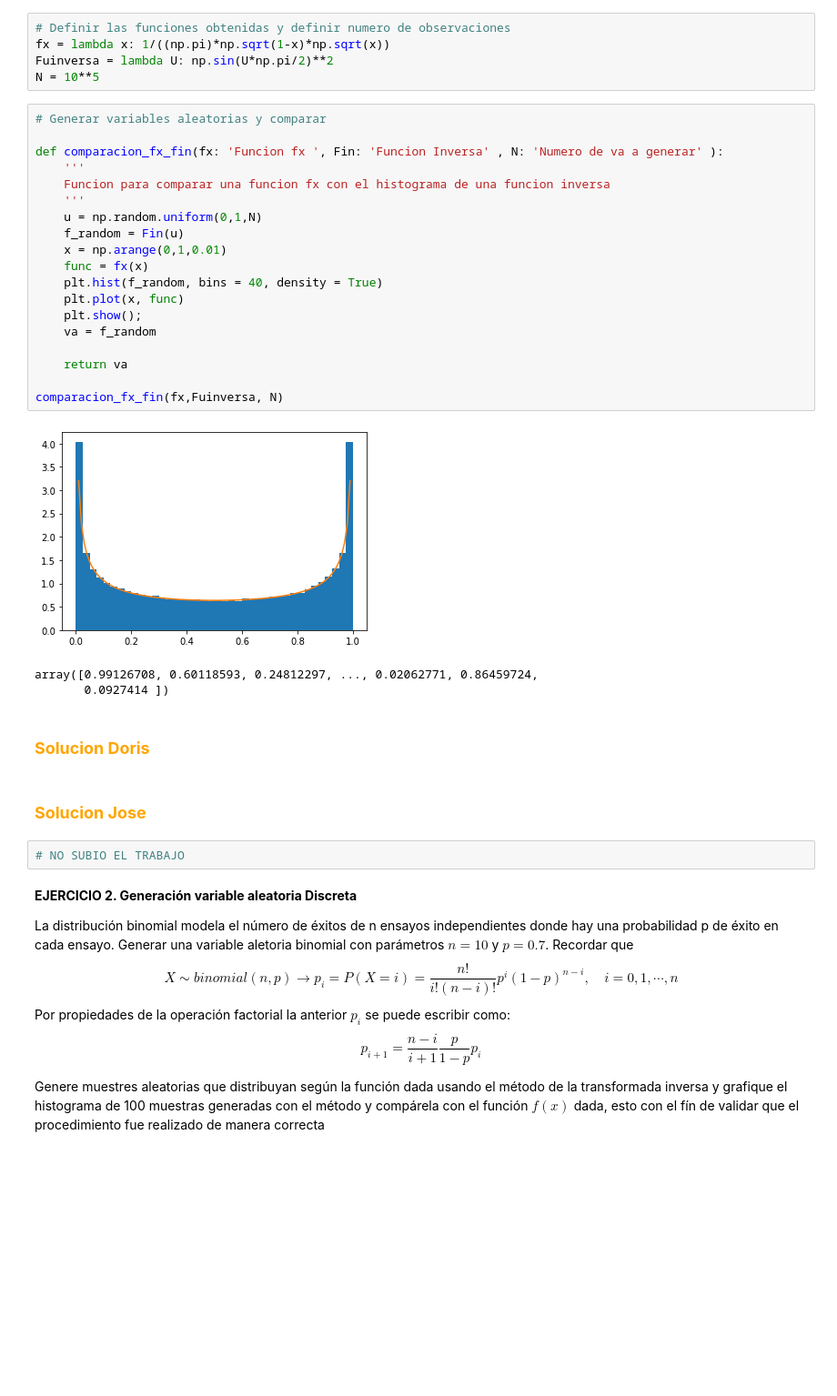
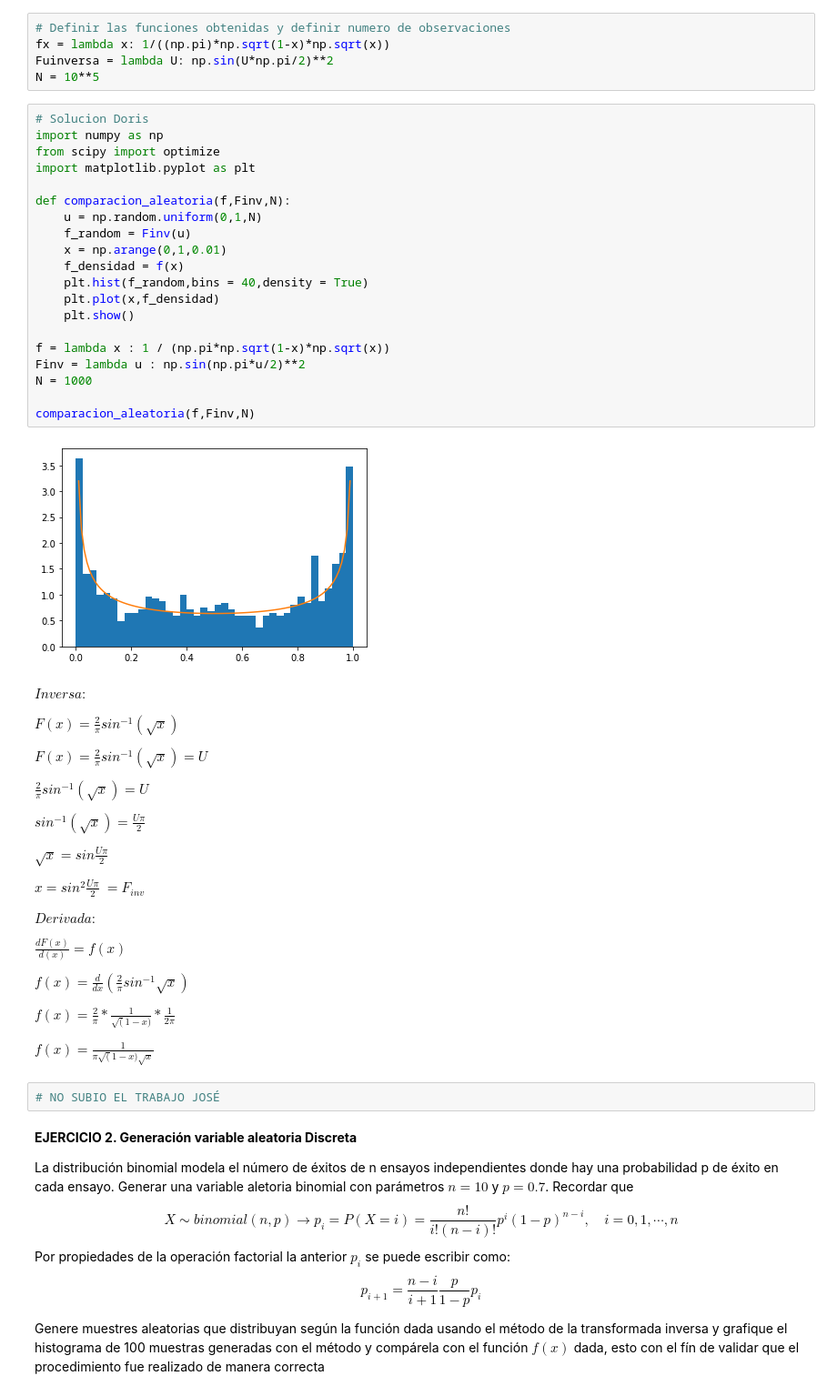
Before and after one commit to nicoglez/Tareas_SNGonzalez_DGomez, a Jupyter notebook: Tarea4_SNGonzalez_DGomez_JTNavarro.ipynb, the cells around one changed output. Shown: that part at 91% size. Drawn from its saved outputs; the diff is of its cells as text; blank space fills up the shorter version.

Commit message:
Doris Ejs
:)

```diff
--- a/Tarea4_SNGonzalez_DGomez_JTNavarro.ipynb
+++ b/Tarea4_SNGonzalez_DGomez_JTNavarro.ipynb
@@ -113,35 +113,55 @@ $f(x) = \frac{2}{2\pi\sqrt x \sqrt (1-\sqrt x ^2)} = \frac{1}{\pi\sqrt x \sqrt (
 fx = lambda x: 1/((np.pi)*np.sqrt(1-x)*np.sqrt(x))
 Fuinversa = lambda U: np.sin(U*np.pi/2)**2
 N = 10**5
-# %%
-# Generar variables aleatorias y comparar
-
-def comparacion_fx_fin(fx: 'Funcion fx ', Fin: 'Funcion Inversa' , N: 'Numero de va a generar' ):
-    '''
-    Funcion para comparar una funcion fx con el histograma de una funcion inversa
-    '''
-    u = np.random.uniform(0,1,N)
-    f_random = Fin(u)
-    x = np.arange(0,1,0.01)
-    func = fx(x)
-    plt.hist(f_random, bins = 40, density = True)
-    plt.plot(x, func)
-    plt.show();
-    va = f_random
-
-    return va
-
-comparacion_fx_fin(fx,Fuinversa, N)
-# %% [output]
-[figure, removed]
-array([0.99126708, 0.60118593, 0.24812297, ..., 0.02062771, 0.86459724,
-       0.0927414 ])
-# %% [markdown]
-### <font color ='Orange'> **Solucion Doris**
-# %% [markdown]
-### <font color ='Orange'> **Solucion Jose**
+# %%
+# Solucion Doris
+import numpy as np
+from scipy import optimize
+import matplotlib.pyplot as plt
+
+def comparacion_aleatoria(f,Finv,N):
+    u = np.random.uniform(0,1,N)
+    f_random = Finv(u)
+    x = np.arange(0,1,0.01)
+    f_densidad = f(x)
+    plt.hist(f_random,bins = 40,density = True)
+    plt.plot(x,f_densidad)
+    plt.show()
+
+f = lambda x : 1 / (np.pi*np.sqrt(1-x)*np.sqrt(x))
+Finv = lambda u : np.sin(np.pi*u/2)**2
+N = 1000
+
+comparacion_aleatoria(f,Finv,N)
+# %% [output]
+[figure, added]
+# %% [markdown]
+$ Inversa : $
+
+
+$F(x) =  \frac{2}{\pi}sin^{-1} (\sqrt x)$
+
+$F(x) =  \frac{2}{\pi}sin^{-1} (\sqrt x) = U$
+
+$\frac{2}{\pi}sin^{-1} (\sqrt x) = U$
+
+$sin^{-1} (\sqrt x) = \frac{U\pi}{2}$
+
+$ \sqrt x = sin \frac{U\pi}{2}$
+
+$ x = sin^{2} \frac{U\pi}{2}$      $= F_{inv}$
+
+$ Derivada : $
+
+$\frac{dF(x)}{d(x)} = f(x)$
+
+$f(x) = \frac{d}{dx} (\frac{2}{\pi} sin^{-1} \sqrt x )$
+
+$f(x) = \frac{2}{\pi} * \frac{1}{\sqrt (1-x)} * \frac{1}{2\pi} $
+
+$f(x) = \frac{1}{\pi\sqrt (1-x)\sqrt x}$
 # %%
-# NO SUBIO EL TRABAJO
+# NO SUBIO EL TRABAJO JOSÉ
 # %% [markdown]
 **EJERCICIO 2. Generación variable aleatoria Discreta**
 
```
Also changed, not shown: parts of 17 cells of this notebook.
